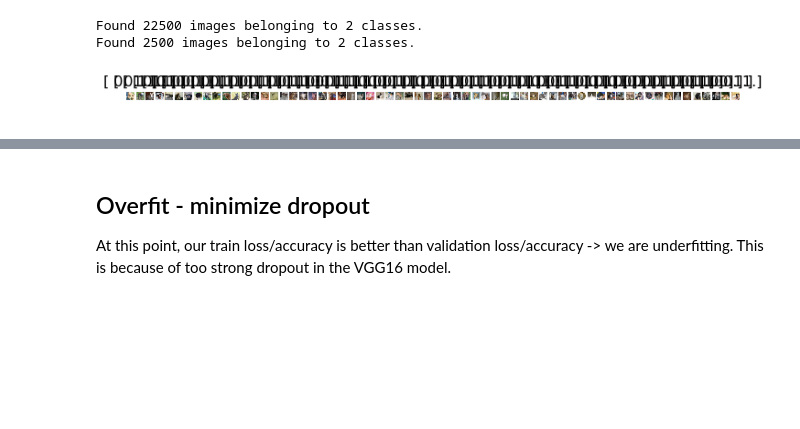
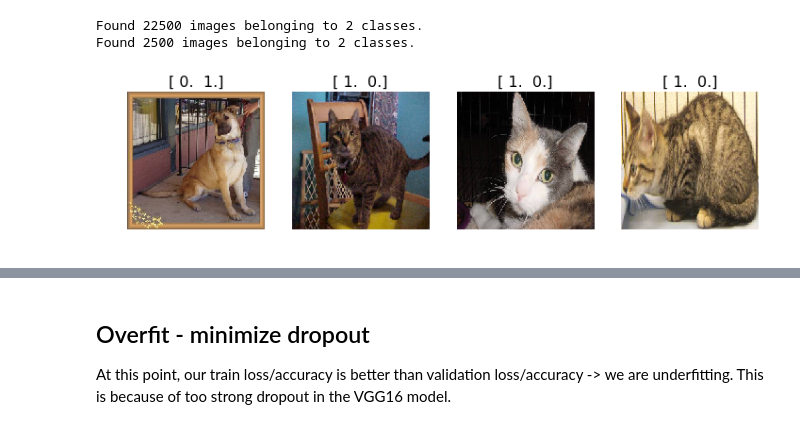
Before and after one commit to vojtajina/courses, a Jupyter notebook: deeplearning1/nbs/Vojta_dogs_cats_kaggle.ipynb, the cells around one changed output, grey strips where cells are left out. Cells and saved outputs as stored; diff of their text form; code cells hidden in the pictures; blank space fills up the shorter version.

Commit message:
Done 3 lesson, batch norm, lower dropout, data agumentation, 3rd sbmission to Kaggle

```diff
--- a/deeplearning1/nbs/Vojta_dogs_cats_kaggle.ipynb
+++ b/deeplearning1/nbs/Vojta_dogs_cats_kaggle.ipynb
@@ -74,14 +72,17 @@ Downloading data from http://files.fast.ai/models/imagenet_class_index.json
 ### Fine tune - add layer for dog/cat classification
 # %%
 batch_size = 64
-train_batches = vgg.get_batches("data/kaggle/train", batch_size=batch_size)
-val_batches = vgg.get_batches("data/kaggle/validation", batch_size=batch_size)
+train_batches = vgg.get_batches("data/kaggle/train", shuffle=False, batch_size=batch_size)
+val_batches = vgg.get_batches("data/kaggle/validation", shuffle=False, batch_size=batch_size)
+
+train_labels = onehot(train_batches.classes)
+val_labels = onehot(val_batches.classes)
 # %% [output]
 Found 22500 images belonging to 2 classes.
 Found 2500 images belonging to 2 classes.
 # %%
 # Check the data
 imgs, labels = next(train_batches)
-plots(imgs, titles=labels)
+plots(imgs[:4], titles=labels[:4])
 # %% [output]
-[figure, old version]
+[figure, new version]
```
Also changed, not shown: parts of 45 cells of this notebook, 1 other file.
